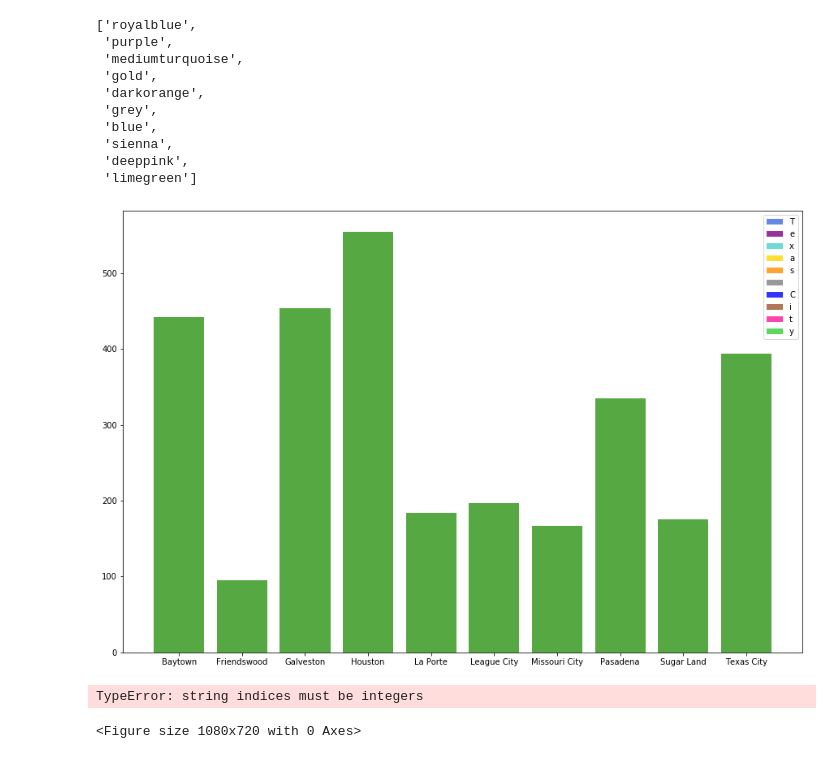
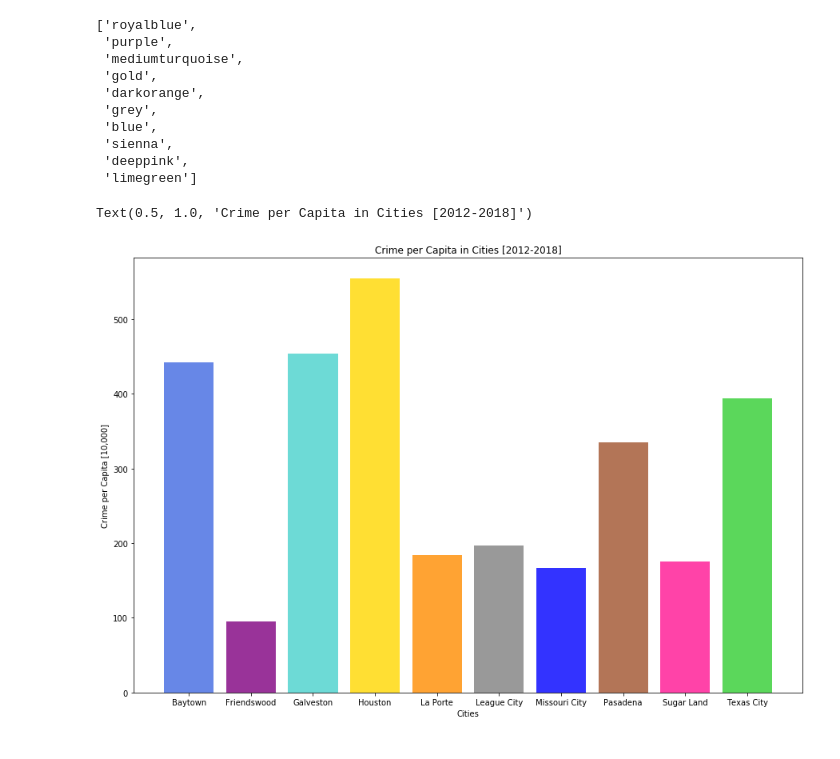
Before and after one commit to andresocorro/project_1, a Jupyter notebook: src_files/CrimeData.ipynb, the cells around one changed output. Drawn from its saved outputs; the diff is of its cells as text; code cells hidden in the pictures.

```diff
--- a/src_files/CrimeData.ipynb
+++ b/src_files/CrimeData.ipynb
@@ -272,27 +270,17 @@ plt.legend(labels = [x for x in city_list], loc="best")
 # %%
 plt.figure(figsize =(15,10))
 
-# plt.legend(labels = [x for x in city_list], loc="best")
-for i, city in enumerate(city_list):
-    plt.bar(x=city_list, height=total_lst, color = colors[i] , alpha=.8, align='center')
-    plt.legend(labels=city_list[i])
+# number_list = [1, 2, 3, 4, 5, 6, 7, 8, 9, 10]
+# for i in number_list:
 
-# plt.legend(labels = [x for x in city_list], loc="best")
+plt.bar(x=city_list, height=total_lst, color = colors , alpha=.8, align='center')
+
+plt.xlabel("Cities")
+plt.ylabel("Crime per Capita [10,000]")
+plt.title("Crime per Capita in Cities [2012-2018]")
 # %% [output]
+Text(0.5, 1.0, 'Crime per Capita in Cities [2012-2018]')
-[figure, old version]
+[figure, new version]
-# %%
-plt.figure(figsize =(15,10))
-
-for i in enumerate(city_list):
-    plt.bar(x=city_list, height=total_lst, color = colors , alpha=.8, align='center', label=city[i])
-
-plt.xlabel("Cities")
-plt.ylabel("Crime per Capita [10,000]")
-plt.title("Crime per Capita in Cities [2012-2018]")
-plt.legend(loc="best")
-# %% [output]
-TypeError: string indices must be integers
-<Figure size 1080x720 with 0 Axes>
 # %%
 # 'Total Crime': total_lst,
 plotdata = pd.DataFrame({'Property Crime': property_lst, 'Violent Crime': violent_lst}, index = city_list)
```
Also changed, not shown: parts of 2 cells of this notebook.
